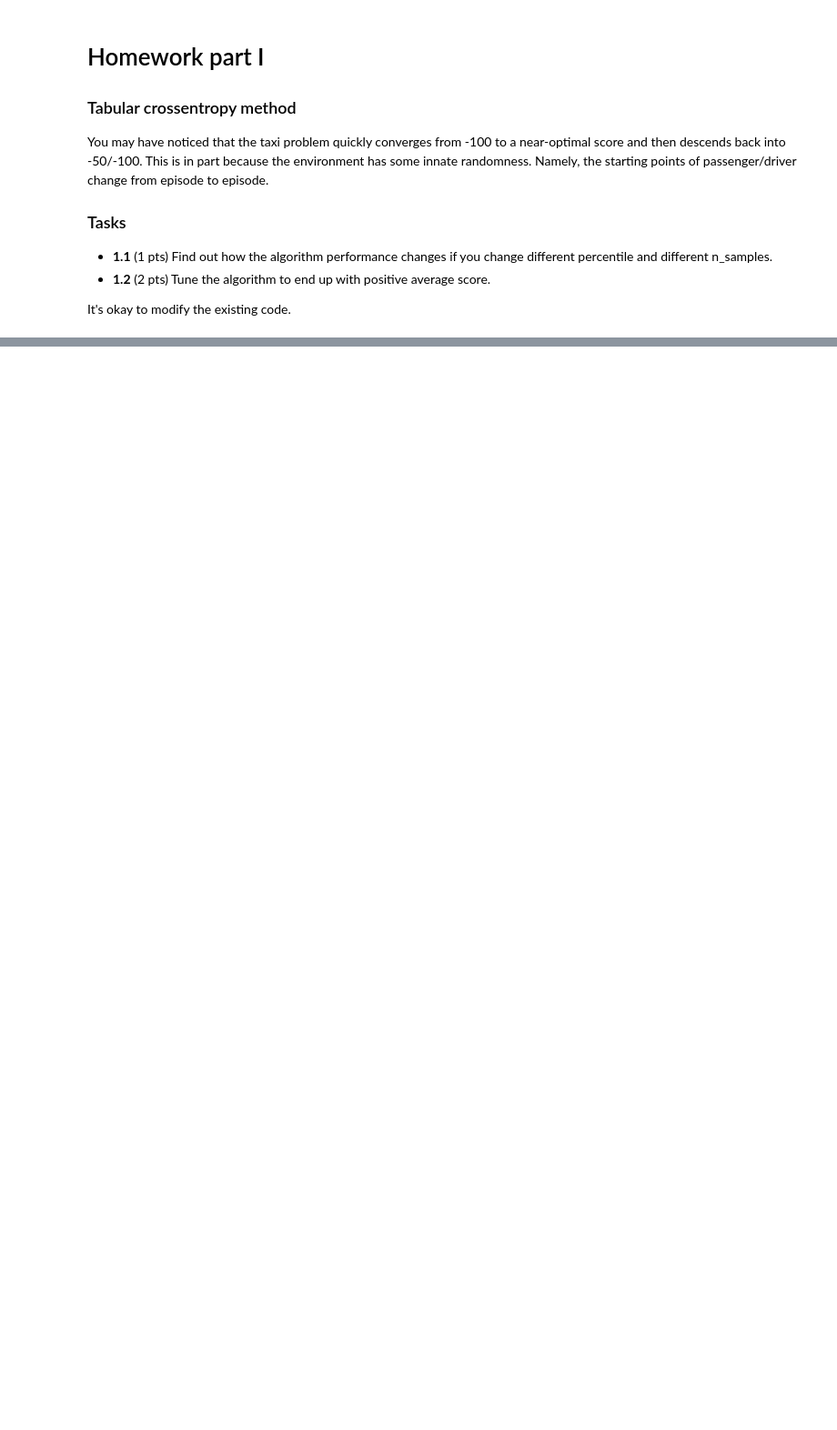
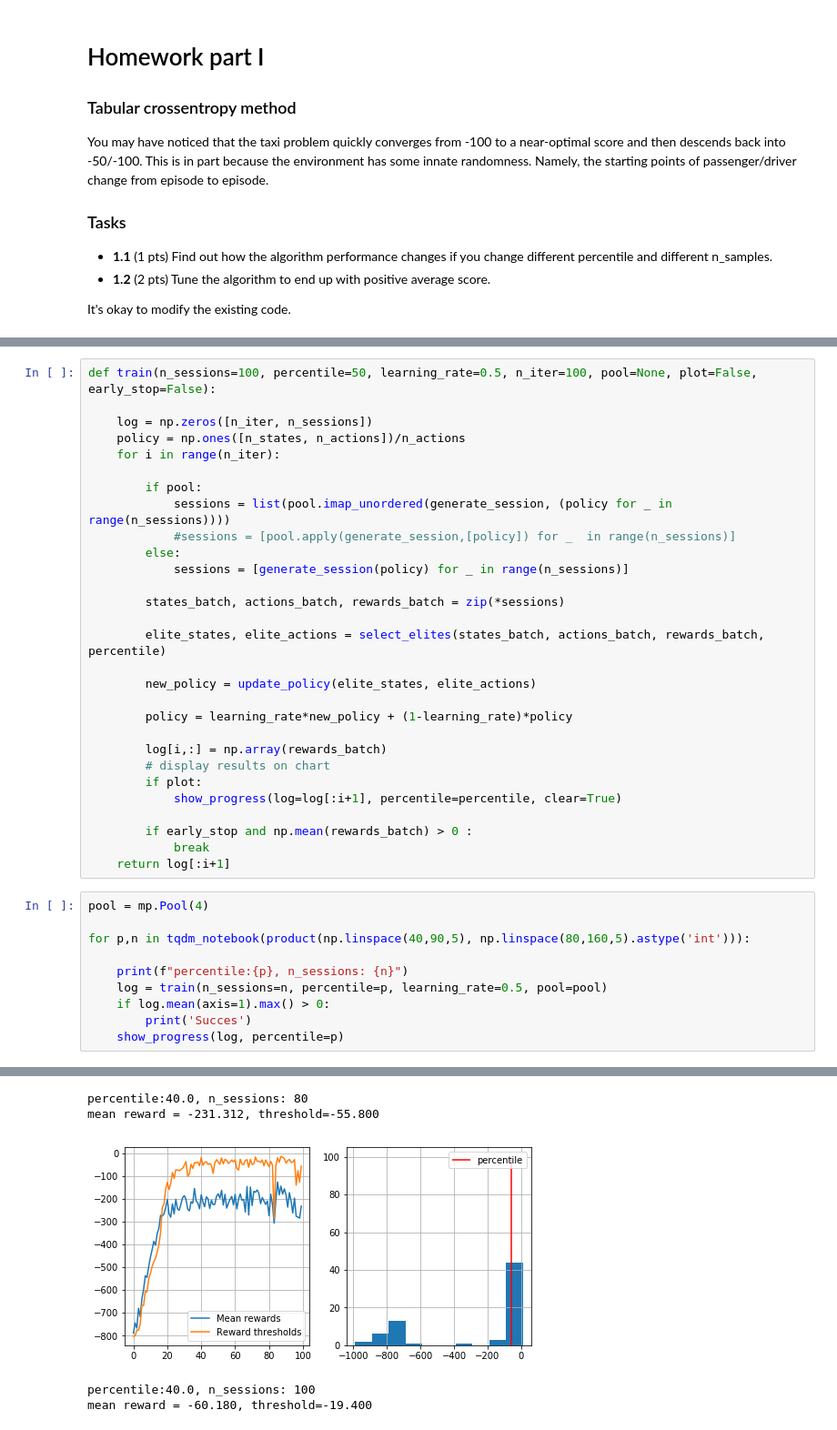
Before and after one commit to Kommiu/Practical_RL, a Jupyter notebook: week01_intro/crossentropy_method.ipynb, the cells around one changed output, grey strips where cells are left out. Shown at 91% size. Cells and saved outputs as stored; diff of their text form; blank space fills up the shorter version.

```diff
--- a/week01_intro/crossentropy_method.ipynb
+++ b/week01_intro/crossentropy_method.ipynb
@@ -430,0 +555,40 @@ It's okay to modify the existing code.
+# %%
+def train(n_sessions=100, percentile=50, learning_rate=0.5, n_iter=100, pool=None, plot=False, early_stop=False):
+
+    log = np.zeros([n_iter, n_sessions])
+    policy = np.ones([n_states, n_actions])/n_actions
+    for i in range(n_iter):
+
+        if pool:
+            sessions = list(pool.imap_unordered(generate_session, (policy for _ in range(n_sessions))))
+            #sessions = [pool.apply(generate_session,[policy]) for _  in range(n_sessions)]
+        else:
+            sessions = [generate_session(policy) for _ in range(n_sessions)]
+
+        states_batch, actions_batch, rewards_batch = zip(*sessions)
+
+        elite_states, elite_actions = select_elites(states_batch, actions_batch, rewards_batch, percentile)
+
+        new_policy = update_policy(elite_states, elite_actions)
+
+        policy = learning_rate*new_policy + (1-learning_rate)*policy
+
+        log[i,:] = np.array(rewards_batch)
+        # display results on chart
+        if plot:
+            show_progress(log=log[:i+1], percentile=percentile, clear=True)
+
+        if early_stop and np.mean(rewards_batch) > 0 :
+            break
+    return log[:i+1]
+# %%
+pool = mp.Pool(4)
+
+for p,n in tqdm_notebook(product(np.linspace(40,90,5), np.linspace(80,160,5).astype('int'))):
+
+    print(f"percentile:{p}, n_sessions: {n}")
+    log = train(n_sessions=n, percentile=p, learning_rate=0.5, pool=pool)
+    if log.mean(axis=1).max() > 0:
+        print('Succes')
+    show_progress(log, percentile=p)
+# %% [output]
@@ -430,0 +596,5 @@ It's okay to modify the existing code.
+percentile:40.0, n_sessions: 80
+mean reward = -231.312, threshold=-55.800
+[figure, added]
+percentile:40.0, n_sessions: 100
+mean reward = -60.180, threshold=-19.400
```
Also changed, not shown: parts of 34 cells of this notebook, 4 other files.
